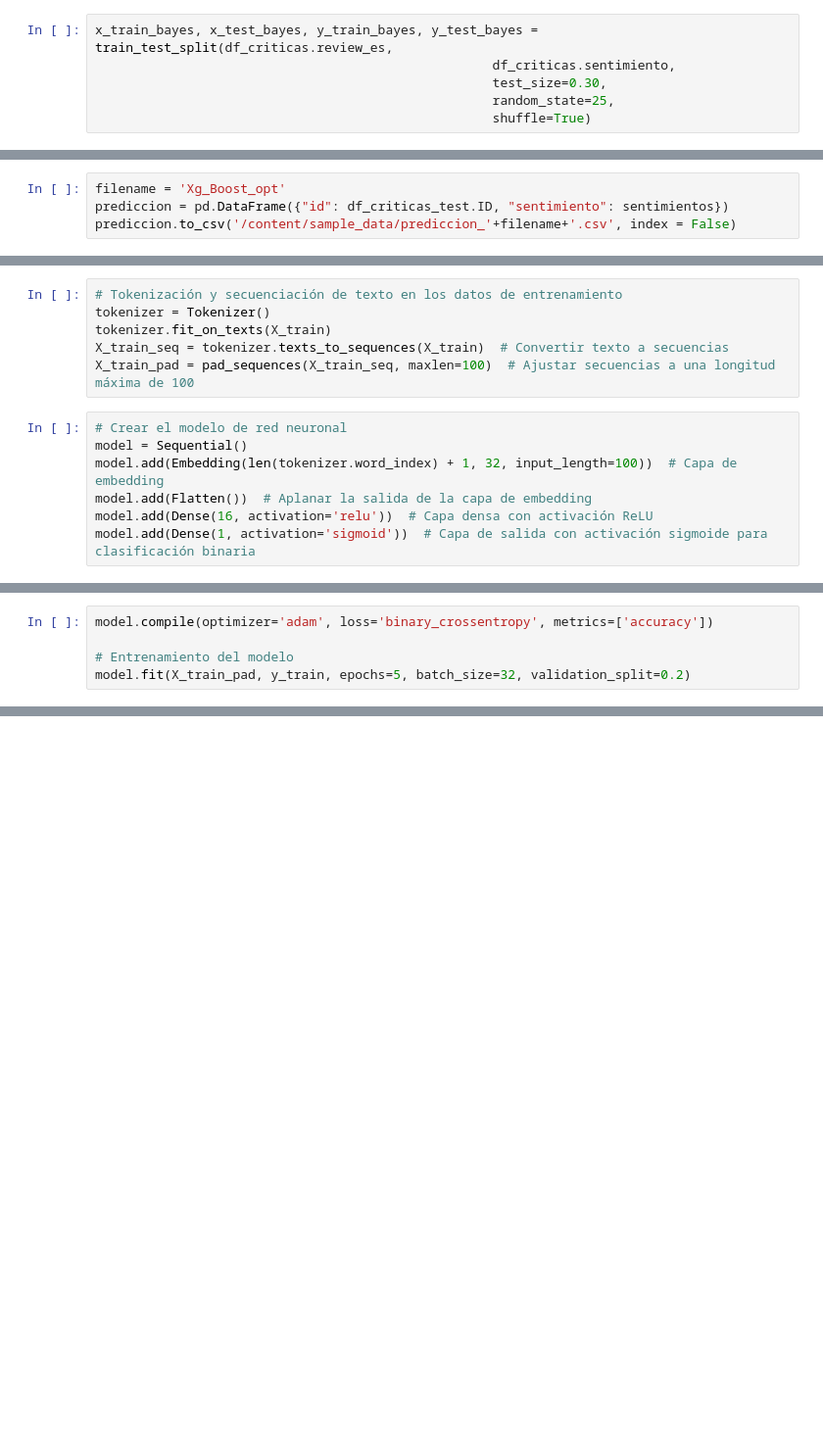
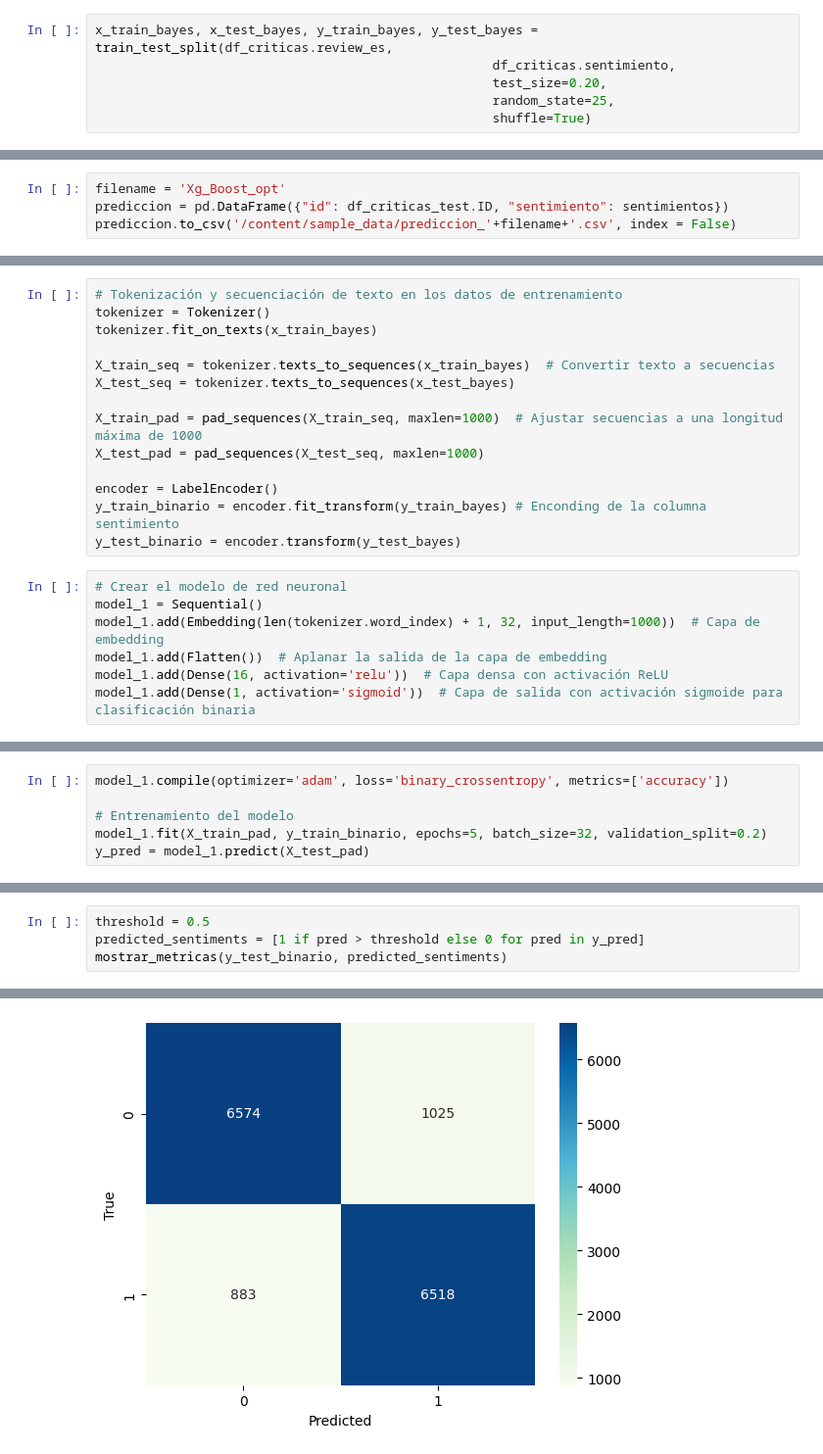
Before and after one commit to franmazzaro/7506R-2C2023-GRUPO39, a Jupyter notebook: 7506R_TP2_GRUPO39_CHP1_ENTREGA.ipynb, the cells around one changed output, grey strips where cells are left out. Shown at 98% size. Cells and saved outputs as stored; diff of their text form; blank space fills up the shorter version.

Commit message:
Agrego modelos redes neuronales

```diff
--- a/7506R_TP2_GRUPO39_CHP1_ENTREGA.ipynb
+++ b/7506R_TP2_GRUPO39_CHP1_ENTREGA.ipynb
@@ -55,7 +73,7 @@ Dividimos nuestro conjunto de train en 70 30
 # %%
 x_train_bayes, x_test_bayes, y_train_bayes, y_test_bayes = train_test_split(df_criticas.review_es,
                                                     df_criticas.sentimiento,
-                                                    test_size=0.30,
+                                                    test_size=0.20,
                                                     random_state=25,
                                                     shuffle=True)
 # %% [markdown]
@@ -210,13 +228,21 @@ y_train = df_criticas['sentimiento']
 # %%
 # Tokenización y secuenciación de texto en los datos de entrenamiento
 tokenizer = Tokenizer()
-tokenizer.fit_on_texts(X_train)
-X_train_seq = tokenizer.texts_to_sequences(X_train)  # Convertir texto a secuencias
-X_train_pad = pad_sequences(X_train_seq, maxlen=100)  # Ajustar secuencias a una longitud máxima de 100
+tokenizer.fit_on_texts(x_train_bayes)
+
+X_train_seq = tokenizer.texts_to_sequences(x_train_bayes)  # Convertir texto a secuencias
+X_test_seq = tokenizer.texts_to_sequences(x_test_bayes)
+
+X_train_pad = pad_sequences(X_train_seq, maxlen=1000)  # Ajustar secuencias a una longitud máxima de 1000
+X_test_pad = pad_sequences(X_test_seq, maxlen=1000)
+
+encoder = LabelEncoder()
+y_train_binario = encoder.fit_transform(y_train_bayes) # Enconding de la columna sentimiento
+y_test_binario = encoder.transform(y_test_bayes)
 # %%
 # Crear el modelo de red neuronal
-model = Sequential()
-model.add(Embedding(len(tokenizer.word_index) + 1, 32, input_length=100))  # Capa de embedding
-model.add(Flatten())  # Aplanar la salida de la capa de embedding
-model.add(Dense(16, activation='relu'))  # Capa densa con activación ReLU
-model.add(Dense(1, activation='sigmoid'))  # Capa de salida con activación sigmoide para clasificación binaria
+model_1 = Sequential()
+model_1.add(Embedding(len(tokenizer.word_index) + 1, 32, input_length=1000))  # Capa de embedding
+model_1.add(Flatten())  # Aplanar la salida de la capa de embedding
+model_1.add(Dense(16, activation='relu'))  # Capa densa con activación ReLU
+model_1.add(Dense(1, activation='sigmoid'))  # Capa de salida con activación sigmoide para clasificación binaria
@@ -223,7 +256,8 @@ model.add(Dense(1, activation='sigmoid'))  # Capa de salida con activación sigm
 # %%
-model.compile(optimizer='adam', loss='binary_crossentropy', metrics=['accuracy'])
+model_1.compile(optimizer='adam', loss='binary_crossentropy', metrics=['accuracy'])
 
 # Entrenamiento del modelo
-model.fit(X_train_pad, y_train, epochs=5, batch_size=32, validation_split=0.2)
+model_1.fit(X_train_pad, y_train_binario, epochs=5, batch_size=32, validation_split=0.2)
+y_pred = model_1.predict(X_test_pad)
 # %% [output]
 Epoch 1/5
@@ -239,0 +274,5 @@ Epoch 5/5
+# %%
+threshold = 0.5
+predicted_sentiments = [1 if pred > threshold else 0 for pred in y_pred]
+mostrar_metricas(y_test_binario, predicted_sentiments)
+# %% [output]
@@ -239,0 +289 @@ Epoch 5/5
+[figure, added]
```
Also changed, not shown: parts of 30 cells of this notebook.
